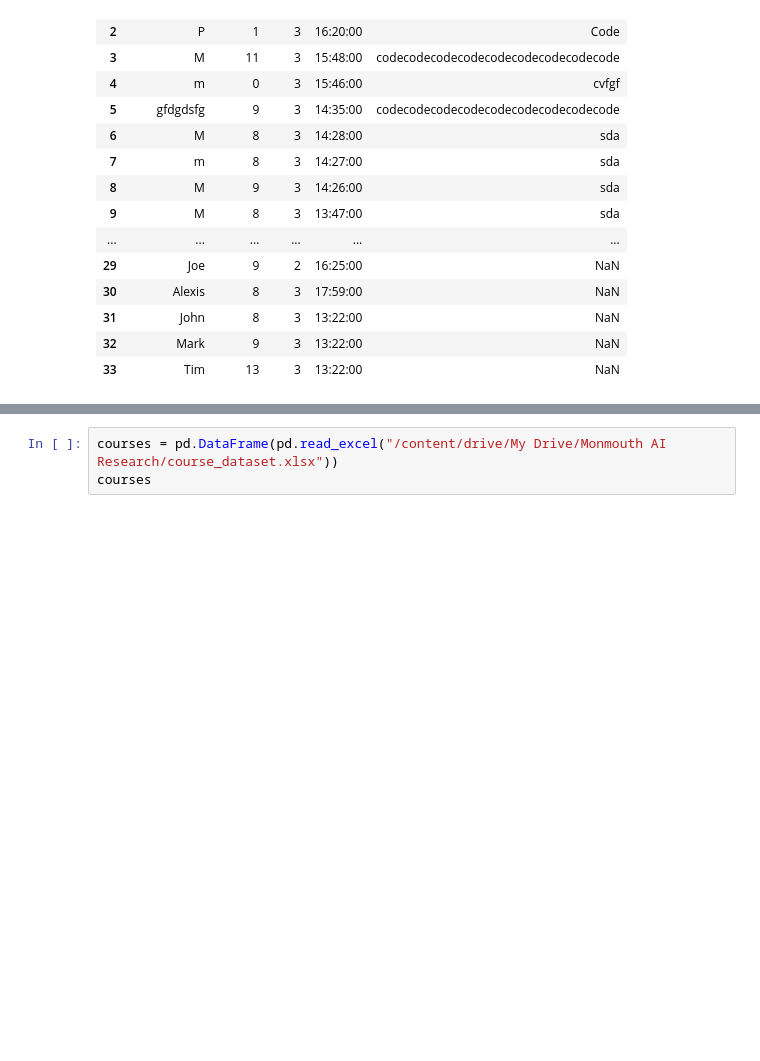
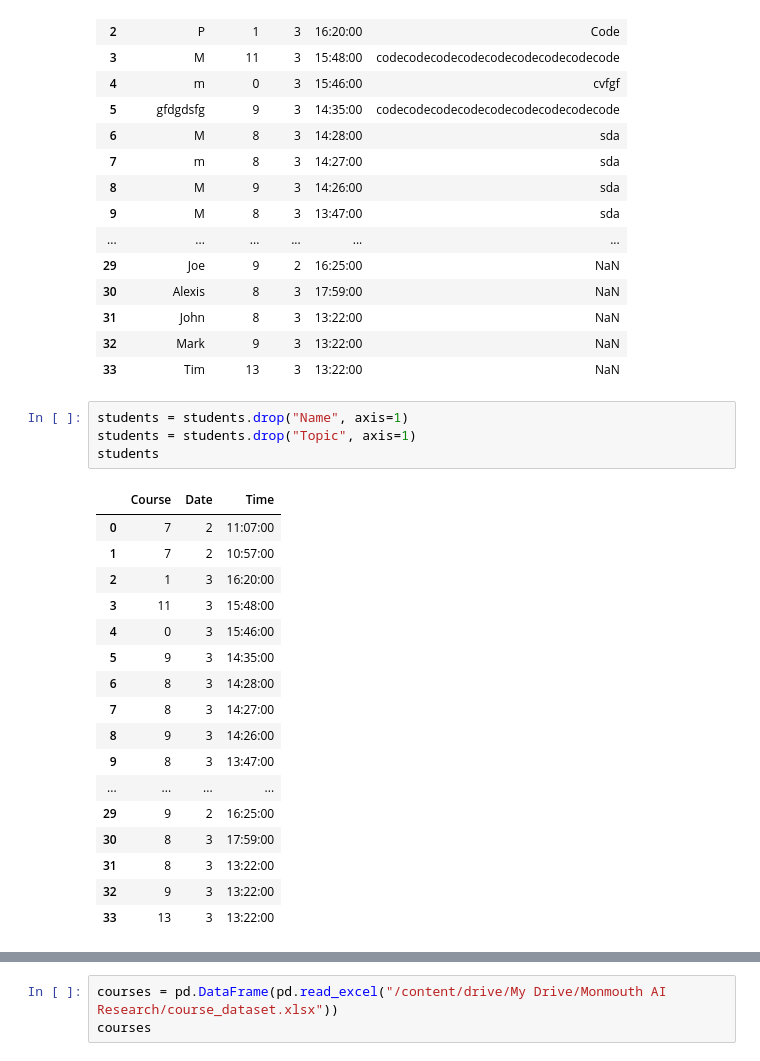
Before and after one commit to kateliu20/AI-Scheduling, a Jupyter notebook: monmouth.ipynb, the cells around one changed output, grey strips where cells are left out. Drawn from its saved outputs; the diff is of its cells as text; blank space fills up the shorter version.

```diff
--- a/monmouth.ipynb
+++ b/monmouth.ipynb
@@ -61,6 +63,28 @@ students
 | 31 | John | 8 | 3 | 13:22:00 | NaN |
 | 32 | Mark | 9 | 3 | 13:22:00 | NaN |
 | 33 | Tim | 13 | 3 | 13:22:00 | NaN |
+# %%
+students = students.drop("Name", axis=1)
+students = students.drop("Topic", axis=1)
+students
+# %% [output]
+|  | Course | Date | Time |
+| 0 | 7 | 2 | 11:07:00 |
+| 1 | 7 | 2 | 10:57:00 |
+| 2 | 1 | 3 | 16:20:00 |
+| 3 | 11 | 3 | 15:48:00 |
+| 4 | 0 | 3 | 15:46:00 |
+| 5 | 9 | 3 | 14:35:00 |
+| 6 | 8 | 3 | 14:28:00 |
+| 7 | 8 | 3 | 14:27:00 |
+| 8 | 9 | 3 | 14:26:00 |
+| 9 | 8 | 3 | 13:47:00 |
+| ... | ... | ... | ... |
+| 29 | 9 | 2 | 16:25:00 |
+| 30 | 8 | 3 | 17:59:00 |
+| 31 | 8 | 3 | 13:22:00 |
+| 32 | 9 | 3 | 13:22:00 |
+| 33 | 13 | 3 | 13:22:00 |
 # %%
 students['Time'] = students['Time'].astype(str)
 students['Time'] = students['Time'].replace(":","", regex=True)
```
Also changed, not shown: parts of 6 cells of this notebook.
